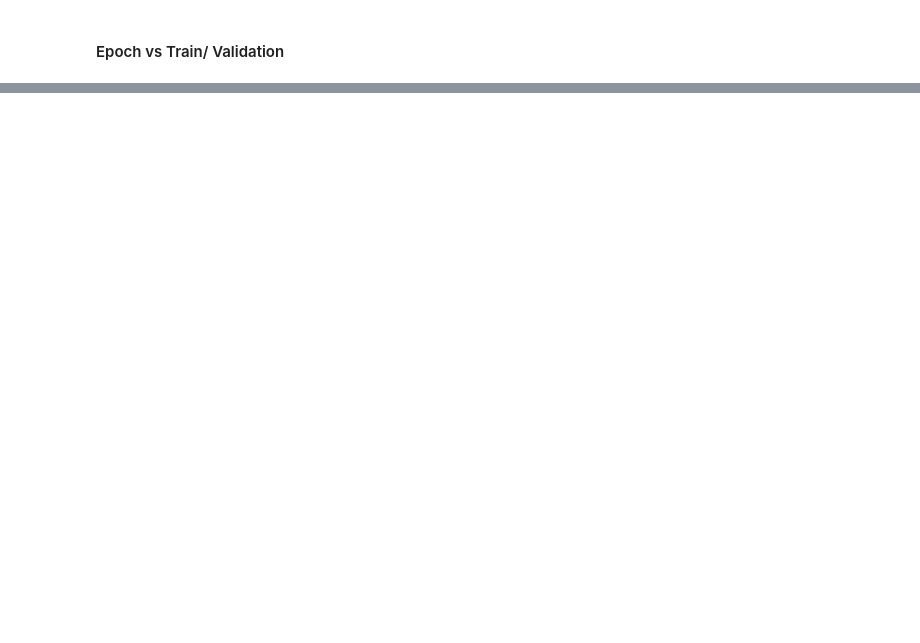
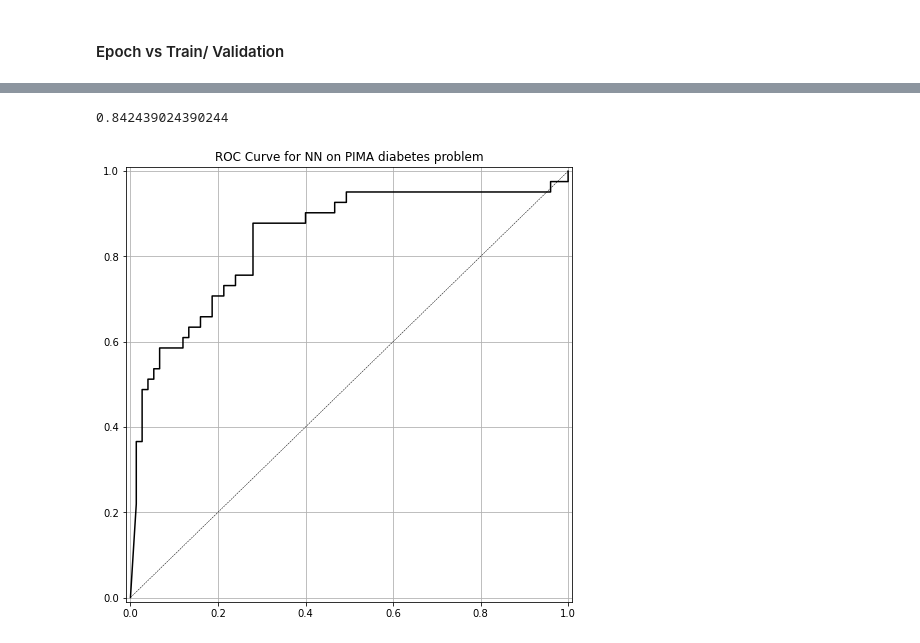
Before and after one commit to adityamulik/INFO-6105---Data-Science-Engineering-And-Tools, a Jupyter notebook: Assignments/Assignment_3/Question_1.ipynb, the cells around one changed output, grey strips where cells are left out. Cells and saved outputs as stored; diff of their text form; code cells hidden in the pictures; blank space fills up the shorter version.

```diff
--- a/Assignments/Assignment_3/Question_1.ipynb
+++ b/Assignments/Assignment_3/Question_1.ipynb
@@ -154,0 +158,2 @@ Accuracy: 77.59%
+# %%
+y_pred_prob_nn_1 = model.predict(X_test)
@@ -154,0 +173,17 @@ Accuracy: 77.59%
+# %%
+print(roc_auc_score(Y_test,y_pred_prob_nn_1))
+# %% [output]
+0.842439024390244
+# %%
+def plot_roc(y_test, y_pred, model_name):
+    fpr, tpr, thr = roc_curve(y_test, y_pred)
+    fig, ax = plt.subplots(figsize=(8, 8))
+    ax.plot(fpr, tpr, 'k-')
+    ax.plot([0, 1], [0, 1], 'k--', linewidth=.5)  # roc curve for random model
+    ax.grid(True)
+    ax.set(title='ROC Curve for {} on PIMA diabetes problem'.format(model_name),
+           xlim=[-0.01, 1.01], ylim=[-0.01, 1.01])
+
+plot_roc(Y_test, y_pred_prob_nn_1, 'NN')
+# %% [output]
+[figure, added]
```
Also changed, not shown: parts of 7 cells of this notebook.
